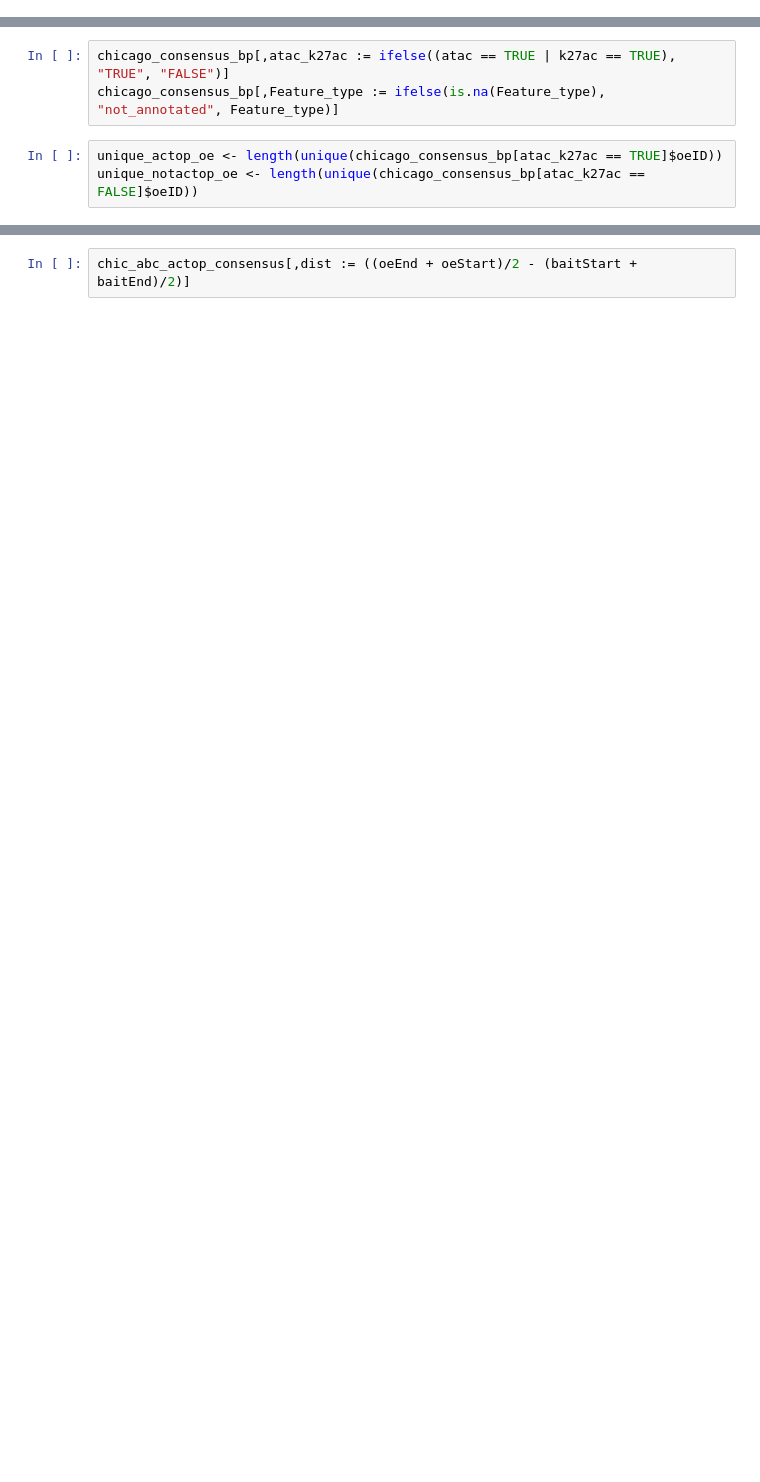
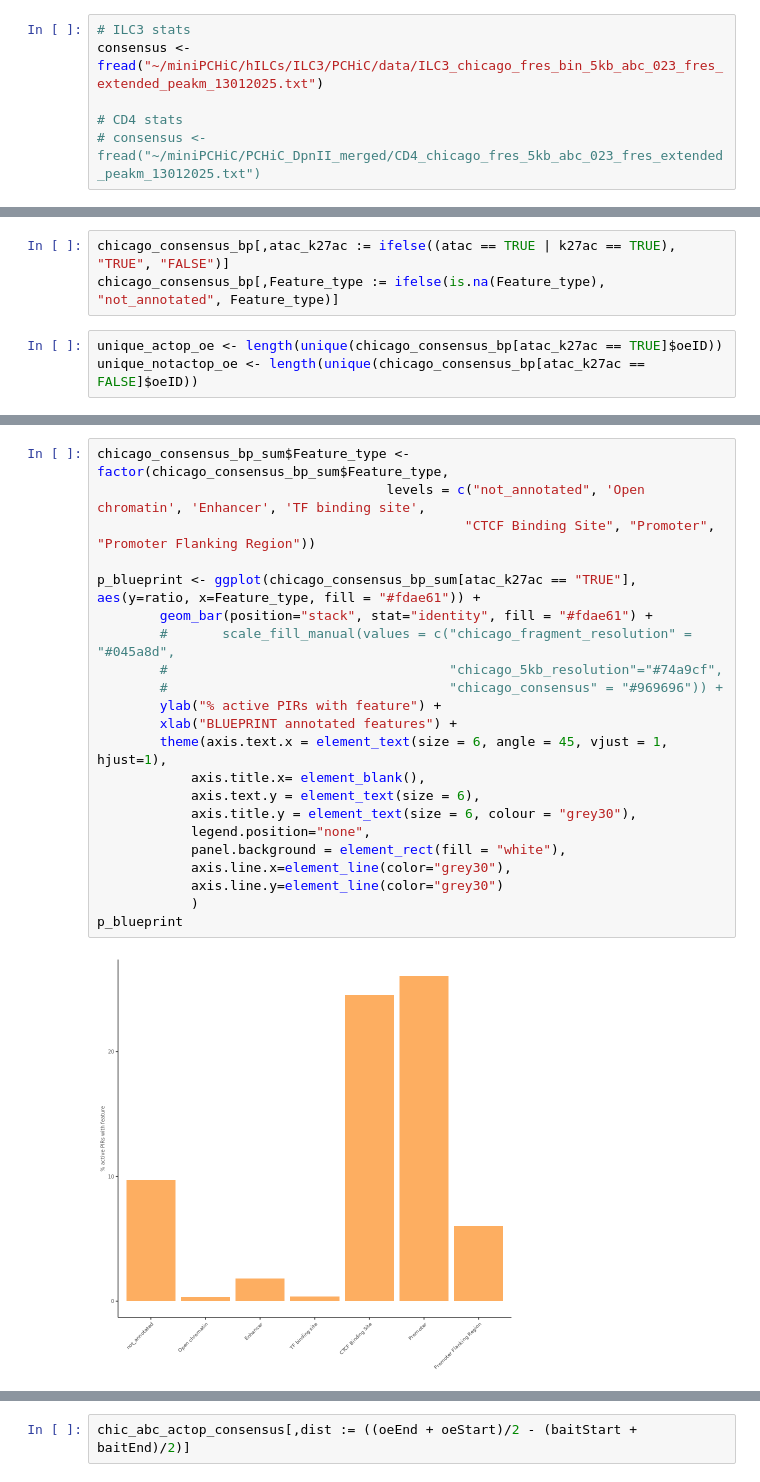
Before and after one commit to vmalysheva/ILC3, a Jupyter notebook: PCHiC/CHiCAGO_vs_ABC.ipynb, the cells around one changed output, grey strips where cells are left out. Saved outputs shown, nothing was run; the diff lists cells and outputs as text; blank space fills up the shorter version.

```diff
--- a/PCHiC/CHiCAGO_vs_ABC.ipynb
+++ b/PCHiC/CHiCAGO_vs_ABC.ipynb
@@ -24 +17,7 @@ NOTE: Default values of tlb.minProxOEPerBin and tlb.minProxB2BPerBin changed as
+# %%
+# ILC3 stats
+consensus <- fread("~/miniPCHiC/hILCs/ILC3/PCHiC/data/ILC3_chicago_fres_bin_5kb_abc_023_fres_extended_peakm_13012025.txt")
+
+# CD4 stats
+# consensus <- fread("~/miniPCHiC/PCHiC_DpnII_merged/CD4_chicago_fres_5kb_abc_023_fres_extended_peakm_13012025.txt")
 # %%
@@ -305,0 +184,24 @@ Warning message:
+# %%
+chicago_consensus_bp_sum$Feature_type <- factor(chicago_consensus_bp_sum$Feature_type,
+                                     levels = c("not_annotated", 'Open chromatin', 'Enhancer', 'TF binding site',
+                                               "CTCF Binding Site", "Promoter", "Promoter Flanking Region"))
+
+p_blueprint <- ggplot(chicago_consensus_bp_sum[atac_k27ac == "TRUE"], aes(y=ratio, x=Feature_type, fill = "#fdae61")) +
+        geom_bar(position="stack", stat="identity", fill = "#fdae61") +
+        #       scale_fill_manual(values = c("chicago_fragment_resolution" = "#045a8d",
+        #                                    "chicago_5kb_resolution"="#74a9cf",
+        #                                    "chicago_consensus" = "#969696")) +
+        ylab("% active PIRs with feature") +
+        xlab("BLUEPRINT annotated features") +
+        theme(axis.text.x = element_text(size = 6, angle = 45, vjust = 1, hjust=1),
+            axis.title.x= element_blank(),
+            axis.text.y = element_text(size = 6),
+            axis.title.y = element_text(size = 6, colour = "grey30"),
+            legend.position="none",
+            panel.background = element_rect(fill = "white"),
+            axis.line.x=element_line(color="grey30"),
+            axis.line.y=element_line(color="grey30")
+            )
+p_blueprint
+# %% [output]
+[figure, added]
```
Also changed, not shown: parts of 68 cells of this notebook.
